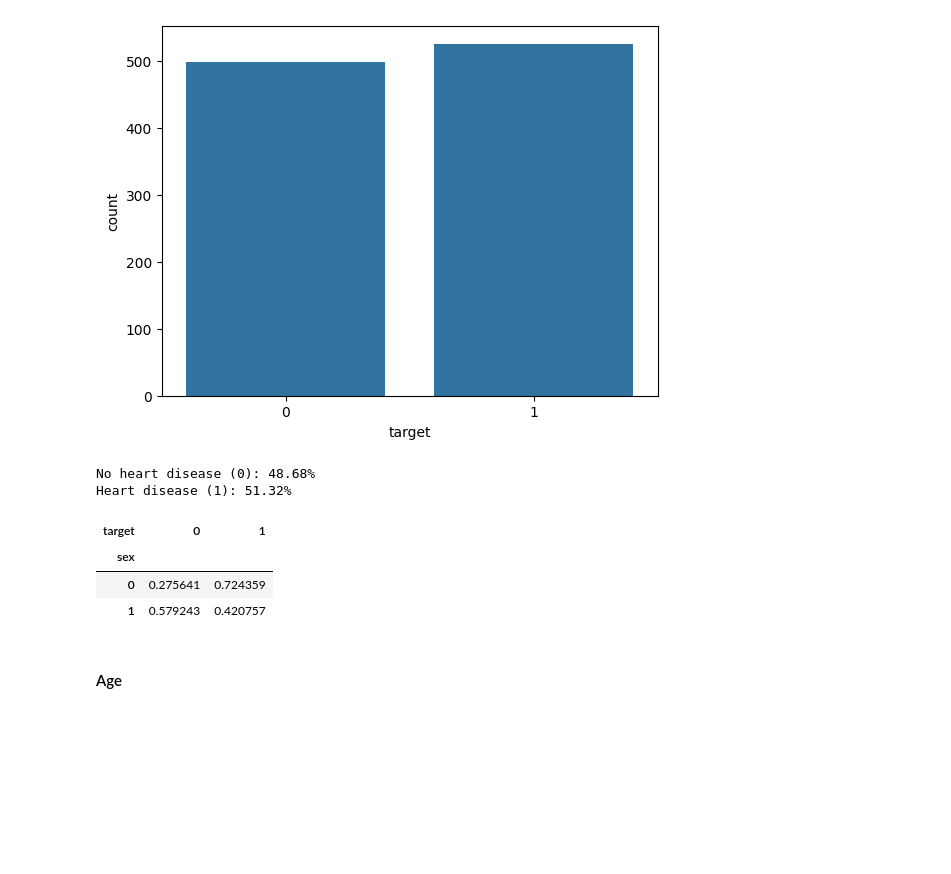
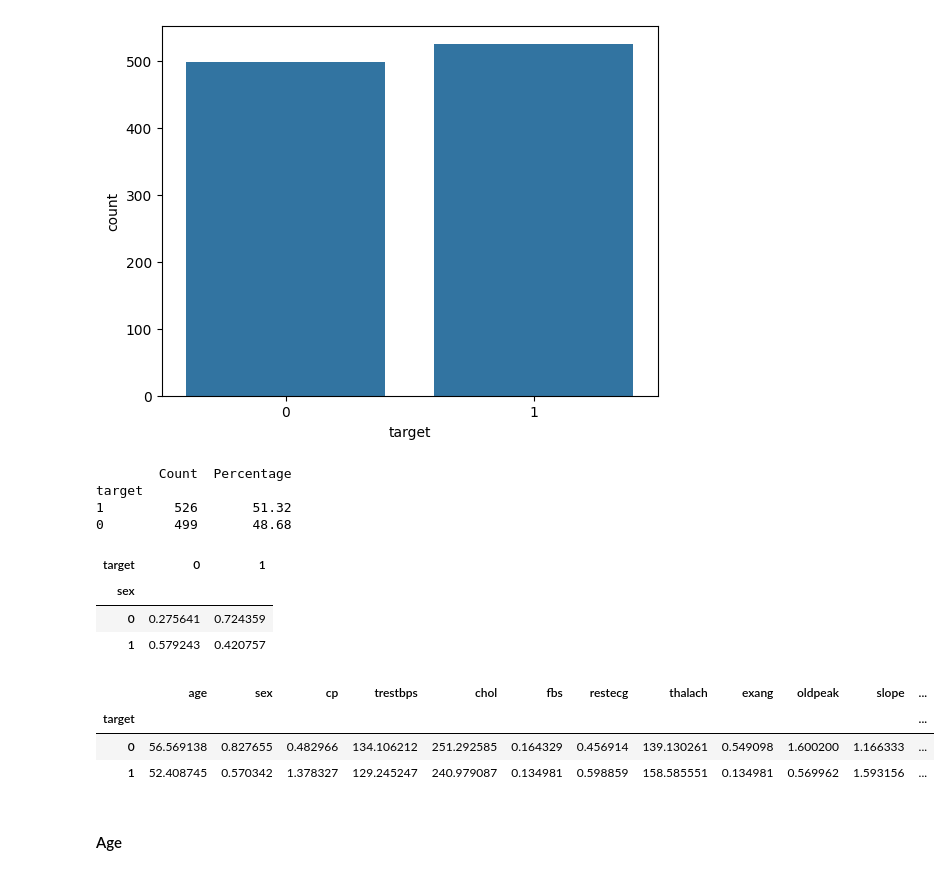
Before and after one commit to Wassiemkahlawi/heart-disease-ml-analysis, a Jupyter notebook: notebooks/01_eda.ipynb, the cells around one changed output. Drawn from its saved outputs; the diff is of its cells as text; code cells hidden in the pictures; blank space fills up the shorter version.

```diff
--- a/notebooks/01_eda.ipynb
+++ b/notebooks/01_eda.ipynb
@@ -82,13 +80,20 @@ plt.show()
 # %% [output]
 [figure]
 # %%
+counts = df["target"].value_counts()
 percentages = (df["target"].value_counts(normalize=True) * 100).round(2)
 
-print(f"No heart disease (0): {percentages[0]}%")
-print(f"Heart disease (1): {percentages[1]}%")
+summary = pd.DataFrame({
+    "Count": counts,
+    "Percentage": percentages
+})
+
+print(summary)
 # %% [output]
-No heart disease (0): 48.68%
-Heart disease (1): 51.32%
+        Count  Percentage
+target
+1         526       51.32
+0         499       48.68
 # %%
 pd.crosstab(df["sex"],df["target"], normalize="index",)
 # %% [output]
@@ -96,6 +101,13 @@ pd.crosstab(df["sex"],df["target"], normalize="index",)
 | sex |  |  |
 | 0 | 0.275641 | 0.724359 |
 | 1 | 0.579243 | 0.420757 |
+# %%
+df.groupby("target").mean(numeric_only=True)
+# %% [output]
+|  | age | sex | cp | trestbps | chol | fbs | restecg | thalach | exang | oldpeak | slope | ... |
+| target |  |  |  |  |  |  |  |  |  |  |  | ... |
+| 0 | 56.569138 | 0.827655 | 0.482966 | 134.106212 | 251.292585 | 0.164329 | 0.456914 | 139.130261 | 0.549098 | 1.600200 | 1.166333 | ... |
+| 1 | 52.408745 | 0.570342 | 1.378327 | 129.245247 | 240.979087 | 0.134981 | 0.598859 | 158.585551 | 0.134981 | 0.569962 | 1.593156 | ... |
 # %% [markdown]
 #### Age
 # %%
```
Also changed, not shown: parts of 3 cells of this notebook.
